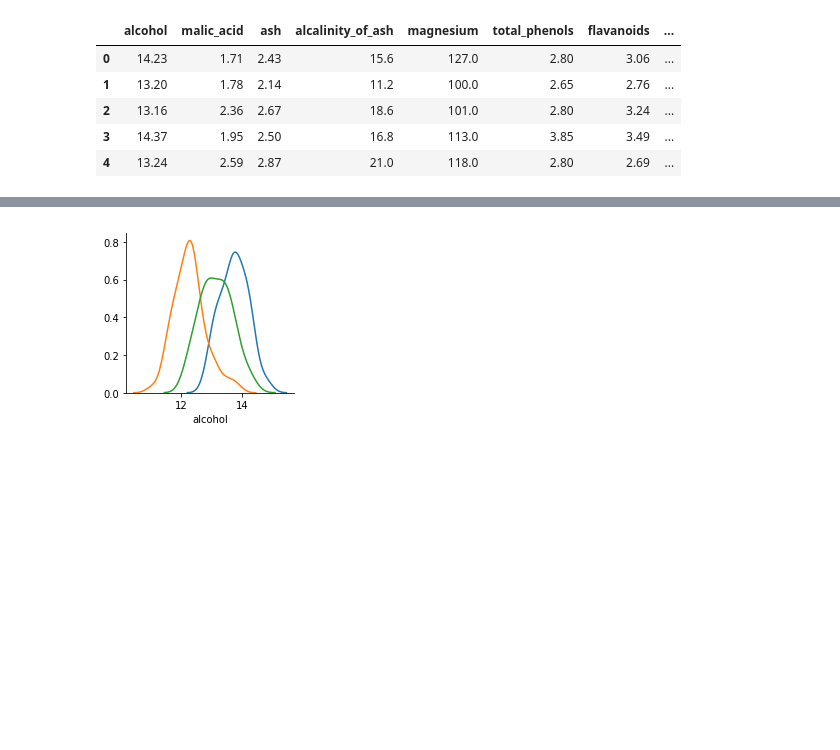
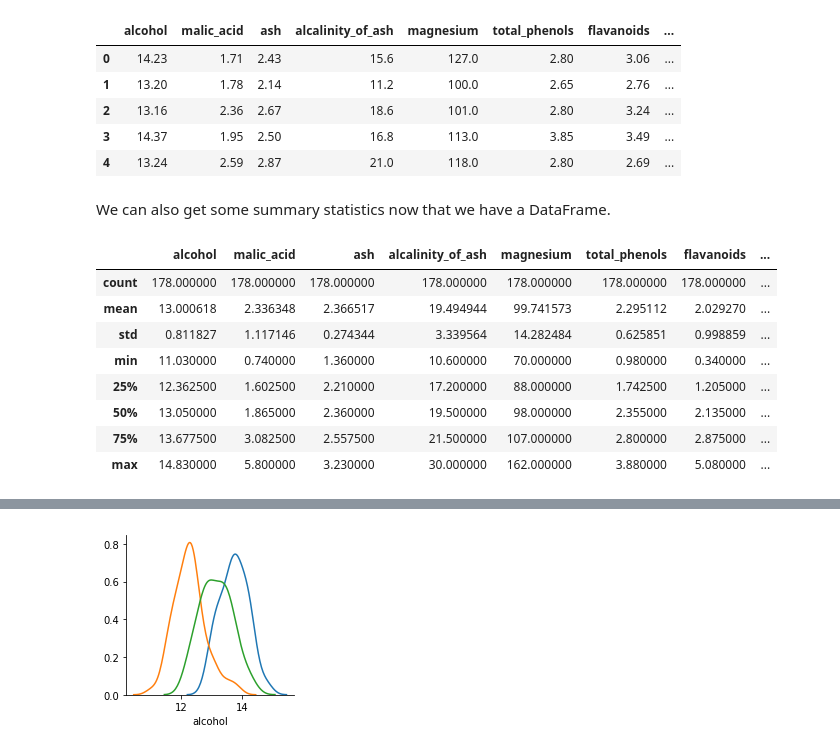
Before and after one commit to jbechtel/jakevdp.github.io-source, a Jupyter notebook: content/downloads/notebooks/WineDataset.ipynb, the cells around one changed output, grey strips where cells are left out. Saved outputs shown, nothing was run; the diff lists cells and outputs as text; code cells hidden in the pictures; blank space fills up the shorter version.

```diff
--- a/content/downloads/notebooks/WineDataset.ipynb
+++ b/content/downloads/notebooks/WineDataset.ipynb
@@ -89,3 +120,17 @@ data.head()
 | 2 | 13.16 | 2.36 | 2.67 | 18.6 | 101.0 | 2.80 | 3.24 | ... |
 | 3 | 14.37 | 1.95 | 2.50 | 16.8 | 113.0 | 3.85 | 3.49 | ... |
 | 4 | 13.24 | 2.59 | 2.87 | 21.0 | 118.0 | 2.80 | 2.69 | ... |
+# %% [markdown]
+We can also get some summary statistics now that we have a DataFrame.
+# %%
+data.describe()
+# %% [output]
+|  | alcohol | malic_acid | ash | alcalinity_of_ash | magnesium | total_phenols | flavanoids | ... |
+| count | 178.000000 | 178.000000 | 178.000000 | 178.000000 | 178.000000 | 178.000000 | 178.000000 | ... |
+| mean | 13.000618 | 2.336348 | 2.366517 | 19.494944 | 99.741573 | 2.295112 | 2.029270 | ... |
+| std | 0.811827 | 1.117146 | 0.274344 | 3.339564 | 14.282484 | 0.625851 | 0.998859 | ... |
+| min | 11.030000 | 0.740000 | 1.360000 | 10.600000 | 70.000000 | 0.980000 | 0.340000 | ... |
+| 25% | 12.362500 | 1.602500 | 2.210000 | 17.200000 | 88.000000 | 1.742500 | 1.205000 | ... |
+| 50% | 13.050000 | 1.865000 | 2.360000 | 19.500000 | 98.000000 | 2.355000 | 2.135000 | ... |
+| 75% | 13.677500 | 3.082500 | 2.557500 | 21.500000 | 107.000000 | 2.800000 | 2.875000 | ... |
+| max | 14.830000 | 5.800000 | 3.230000 | 30.000000 | 162.000000 | 3.880000 | 5.080000 | ... |
```
Also changed, not shown: parts of 20 cells of this notebook, 1 other file.
